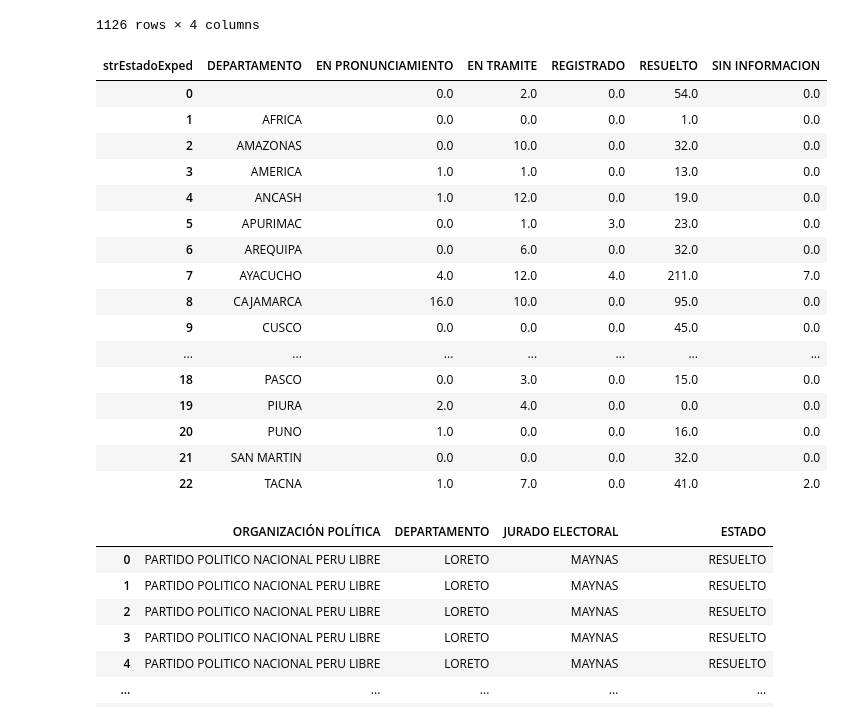
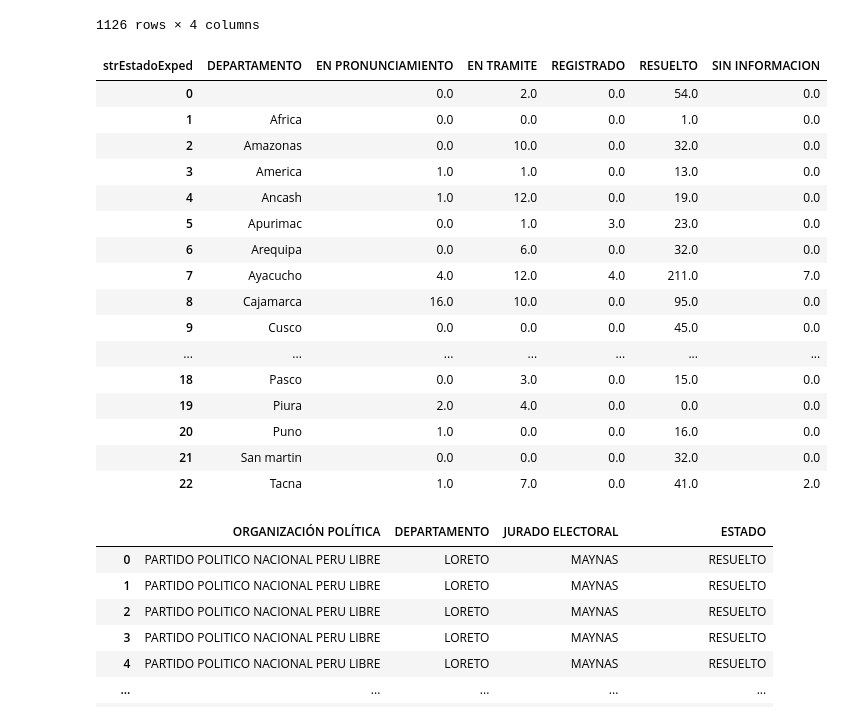
Before and after one commit to GenyLeong/nulidad_electoral, a Jupyter notebook: nulidad electoral.ipynb, the cells around one changed output. Cells and saved outputs as stored; diff of their text form; code cells hidden in the pictures.

```diff
--- a/nulidad electoral.ipynb
+++ b/nulidad electoral.ipynb
@@ -178,28 +178,29 @@ df_tabla1.to_csv('tabla_FP.csv' , index=False)
 # %%
 df_dpto_FP = xls_FP.groupby(['strDepartamento', 'strEstadoExped']).size().unstack()
 df_dpto_FP = df_dpto_FP.reset_index()
 df_dpto_FP = df_dpto_FP.fillna(0)
 df_dpto_FP = df_dpto_FP.rename(columns={"strDepartamento": "DEPARTAMENTO"})
+df_dpto_FP['DEPARTAMENTO'] = df_dpto_FP['DEPARTAMENTO'].str.capitalize()
 
 df_dpto_FP
 # %% [output]
 | strEstadoExped | DEPARTAMENTO | EN PRONUNCIAMIENTO | EN TRAMITE | REGISTRADO | RESUELTO | SIN INFORMACION |
 | 0 |  | 0.0 | 2.0 | 0.0 | 54.0 | 0.0 |
-| 1 | AFRICA | 0.0 | 0.0 | 0.0 | 1.0 | 0.0 |
-| 2 | AMAZONAS | 0.0 | 10.0 | 0.0 | 32.0 | 0.0 |
-| 3 | AMERICA | 1.0 | 1.0 | 0.0 | 13.0 | 0.0 |
-| 4 | ANCASH | 1.0 | 12.0 | 0.0 | 19.0 | 0.0 |
-| 5 | APURIMAC | 0.0 | 1.0 | 3.0 | 23.0 | 0.0 |
-| 6 | AREQUIPA | 0.0 | 6.0 | 0.0 | 32.0 | 0.0 |
-| 7 | AYACUCHO | 4.0 | 12.0 | 4.0 | 211.0 | 7.0 |
-| 8 | CAJAMARCA | 16.0 | 10.0 | 0.0 | 95.0 | 0.0 |
-| 9 | CUSCO | 0.0 | 0.0 | 0.0 | 45.0 | 0.0 |
+| 1 | Africa | 0.0 | 0.0 | 0.0 | 1.0 | 0.0 |
+| 2 | Amazonas | 0.0 | 10.0 | 0.0 | 32.0 | 0.0 |
+| 3 | America | 1.0 | 1.0 | 0.0 | 13.0 | 0.0 |
+| 4 | Ancash | 1.0 | 12.0 | 0.0 | 19.0 | 0.0 |
+| 5 | Apurimac | 0.0 | 1.0 | 3.0 | 23.0 | 0.0 |
+| 6 | Arequipa | 0.0 | 6.0 | 0.0 | 32.0 | 0.0 |
+| 7 | Ayacucho | 4.0 | 12.0 | 4.0 | 211.0 | 7.0 |
+| 8 | Cajamarca | 16.0 | 10.0 | 0.0 | 95.0 | 0.0 |
+| 9 | Cusco | 0.0 | 0.0 | 0.0 | 45.0 | 0.0 |
 | ... | ... | ... | ... | ... | ... | ... |
-| 18 | PASCO | 0.0 | 3.0 | 0.0 | 15.0 | 0.0 |
-| 19 | PIURA | 2.0 | 4.0 | 0.0 | 0.0 | 0.0 |
-| 20 | PUNO | 1.0 | 0.0 | 0.0 | 16.0 | 0.0 |
-| 21 | SAN MARTIN | 0.0 | 0.0 | 0.0 | 32.0 | 0.0 |
-| 22 | TACNA | 1.0 | 7.0 | 0.0 | 41.0 | 2.0 |
+| 18 | Pasco | 0.0 | 3.0 | 0.0 | 15.0 | 0.0 |
+| 19 | Piura | 2.0 | 4.0 | 0.0 | 0.0 | 0.0 |
+| 20 | Puno | 1.0 | 0.0 | 0.0 | 16.0 | 0.0 |
+| 21 | San martin | 0.0 | 0.0 | 0.0 | 32.0 | 0.0 |
+| 22 | Tacna | 1.0 | 7.0 | 0.0 | 41.0 | 2.0 |
 # %%
 df_dpto_FP.to_csv('tabla_mapa_FP.csv' , index=False)
 # %%
```
Also changed, not shown: parts of 1 cell of this notebook, 3 other files.
